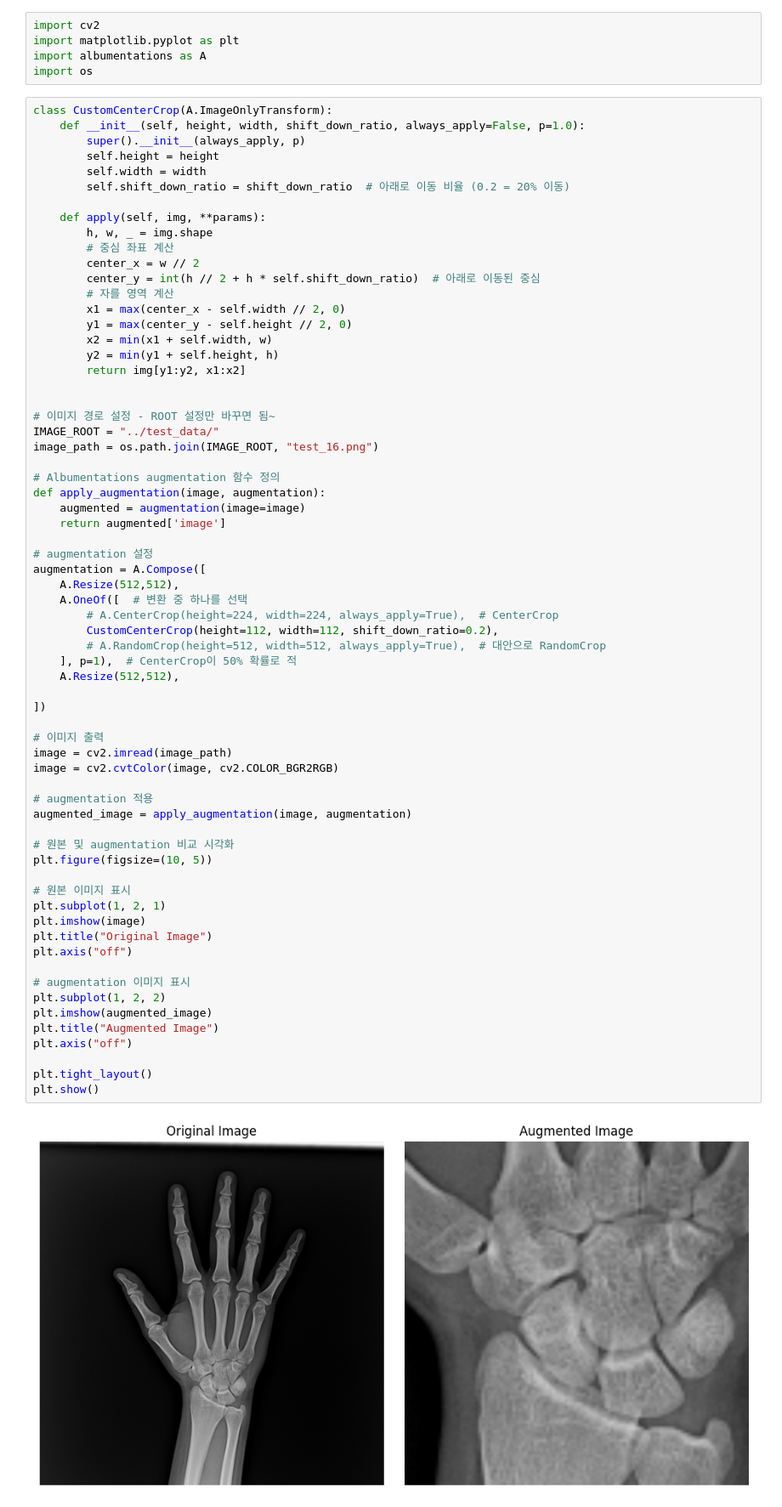
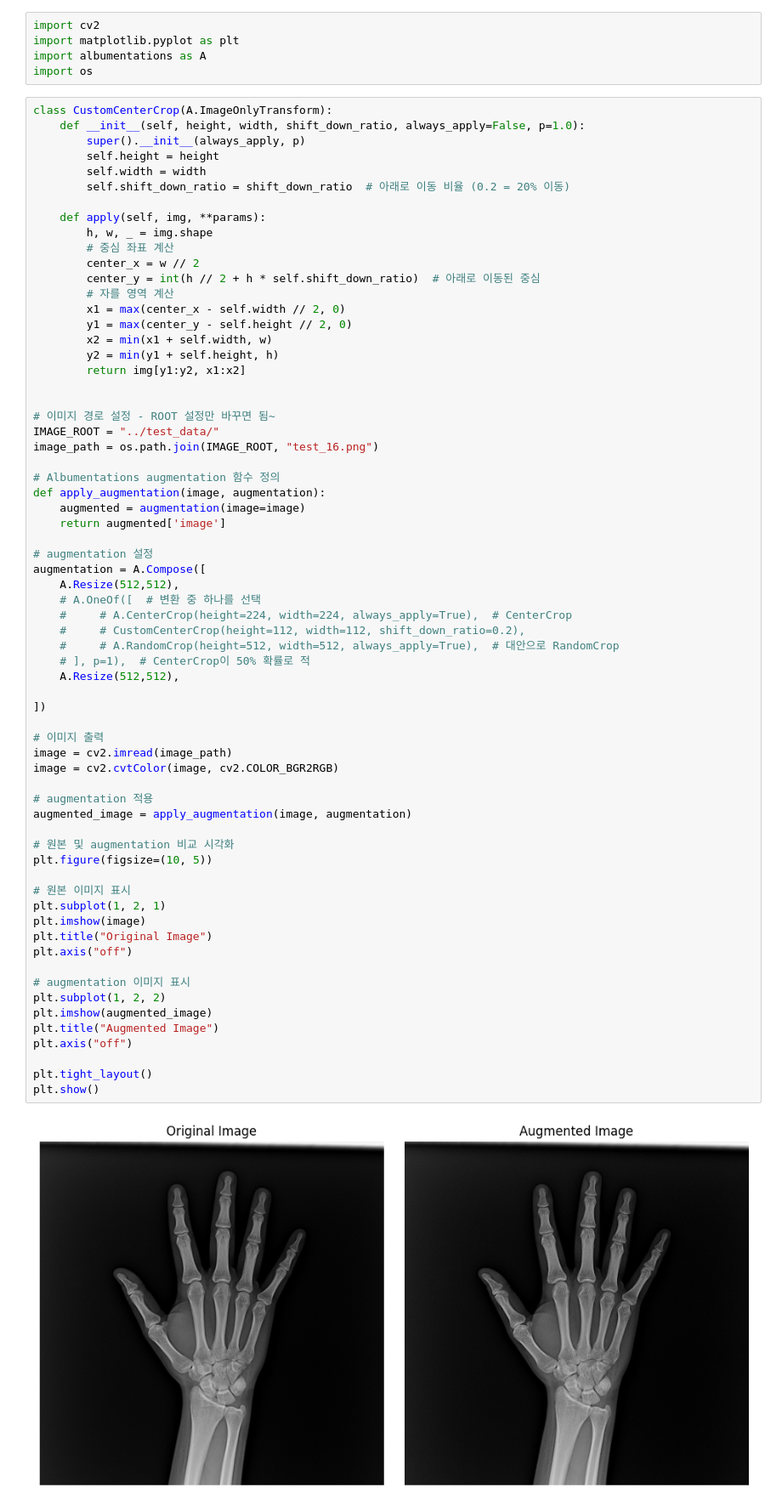
Before and after one commit to boostcampaitech7/level2-cv-semanticsegmentation-cv-10-lv3, a Jupyter notebook: code/EDA/image_aug.ipynb, the cells around one changed output. Shown at 85% size. Cells and saved outputs as stored; diff of their text form.

```diff
--- a/code/EDA/image_aug.ipynb
+++ b/code/EDA/image_aug.ipynb
@@ -36,38 +36,38 @@ def apply_augmentation(image, augmentation):
 # augmentation 설정
 augmentation = A.Compose([
     A.Resize(512,512),
-    A.OneOf([  # 변환 중 하나를 선택
-        # A.CenterCrop(height=224, width=224, always_apply=True),  # CenterCrop
-        CustomCenterCrop(height=112, width=112, shift_down_ratio=0.2),
-        # A.RandomCrop(height=512, width=512, always_apply=True),  # 대안으로 RandomCrop
-    ], p=1),  # CenterCrop이 50% 확률로 적
+    # A.OneOf([  # 변환 중 하나를 선택
+    #     # A.CenterCrop(height=224, width=224, always_apply=True),  # CenterCrop
+    #     # CustomCenterCrop(height=112, width=112, shift_down_ratio=0.2),
+    #     # A.RandomCrop(height=512, width=512, always_apply=True),  # 대안으로 RandomCrop
+    # ], p=1),  # CenterCrop이 50% 확률로 적
     A.Resize(512,512),
 
 ])
 
 # 이미지 출력
 image = cv2.imread(image_path)
 image = cv2.cvtColor(image, cv2.COLOR_BGR2RGB)
 
 # augmentation 적용
 augmented_image = apply_augmentation(image, augmentation)
 
 # 원본 및 augmentation 비교 시각화
 plt.figure(figsize=(10, 5))
 
 # 원본 이미지 표시
 plt.subplot(1, 2, 1)
 plt.imshow(image)
 plt.title("Original Image")
 plt.axis("off")
 
 # augmentation 이미지 표시
 plt.subplot(1, 2, 2)
 plt.imshow(augmented_image)
 plt.title("Augmented Image")
 plt.axis("off")
 
 plt.tight_layout()
 plt.show()
 # %% [output]
-[figure, old version]
+[figure, new version]
```
Also changed, not shown: 18 other files.
